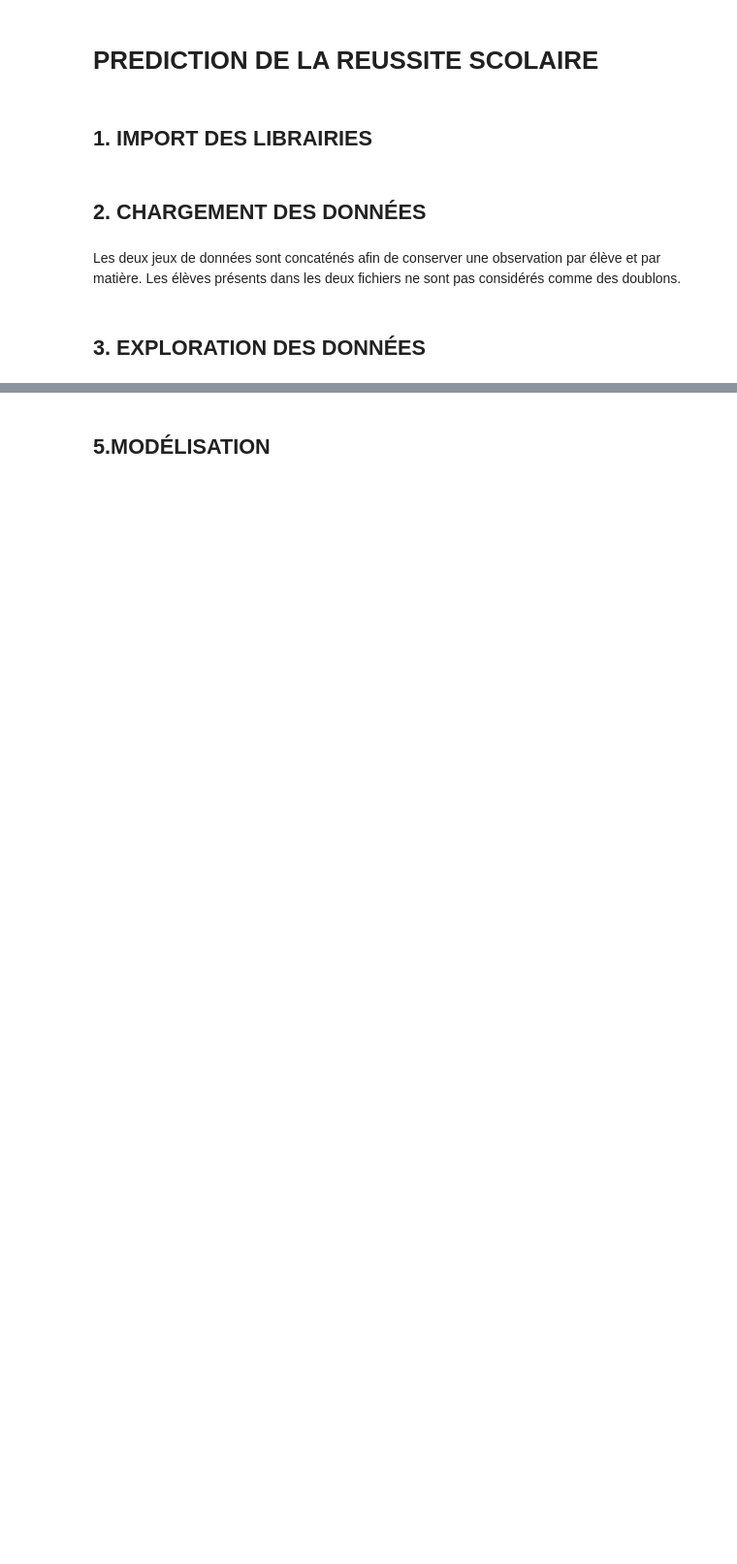
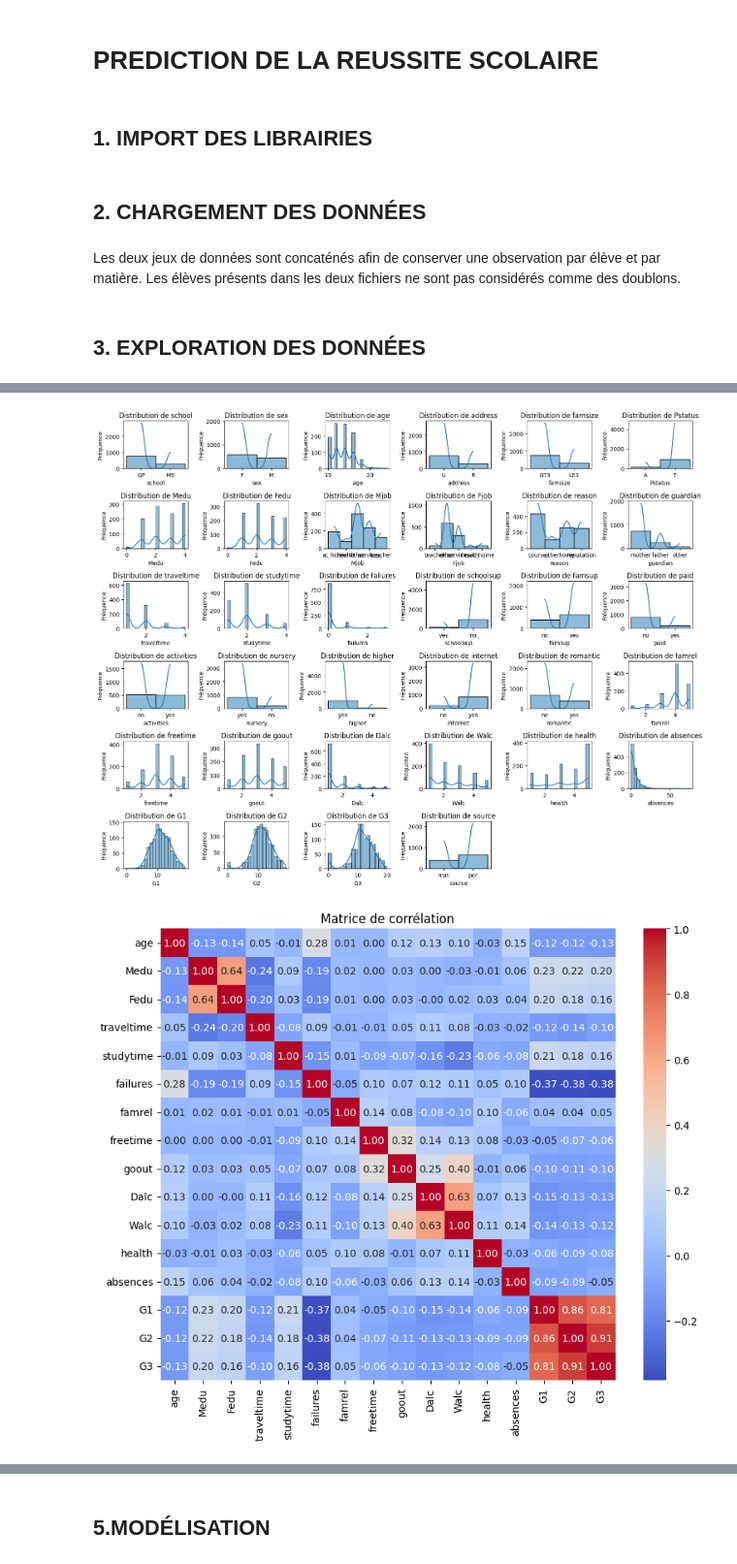
Before and after one commit to sebo-hizkia/OPCO-ATLAS-Exam, a Jupyter notebook: matrice-notebook.ipynb, the cells around one changed output, grey strips where cells are left out. Shown at 97% size. Cells and saved outputs as stored; diff of their text form; code cells hidden in the pictures; blank space fills up the shorter version.

```diff
--- a/matrice-notebook.ipynb
+++ b/matrice-notebook.ipynb
@@ -27,0 +56,22 @@ df["source"].value_counts()
+# %%
+# Affichage de la distribution des données
+plt.figure(figsize=(15, 12))
+
+for i, col in enumerate(df.columns, 1):
+    plt.subplot(6, 6, i)     # 6x6 pour rentrer les 34 colonnes
+    sns.histplot(df[col], kde=True, bins=20)
+    plt.title(f"Distribution de {col}")
+    plt.xlabel(col)
+    plt.ylabel("Fréquence")
+
+plt.tight_layout()
+plt.show()# Heatmap de corrélation
+plt.figure(figsize=(10, 8))
+corr = df.corr(numeric_only=True)
+
+sns.heatmap(corr, annot=True, cmap="coolwarm", fmt=".2f")
+plt.title("Matrice de corrélation")
+plt.show()
+# %% [output]
+[figure, added]
+[figure, added]
```
Also changed, not shown: parts of 41 cells of this notebook, 2 other files.
